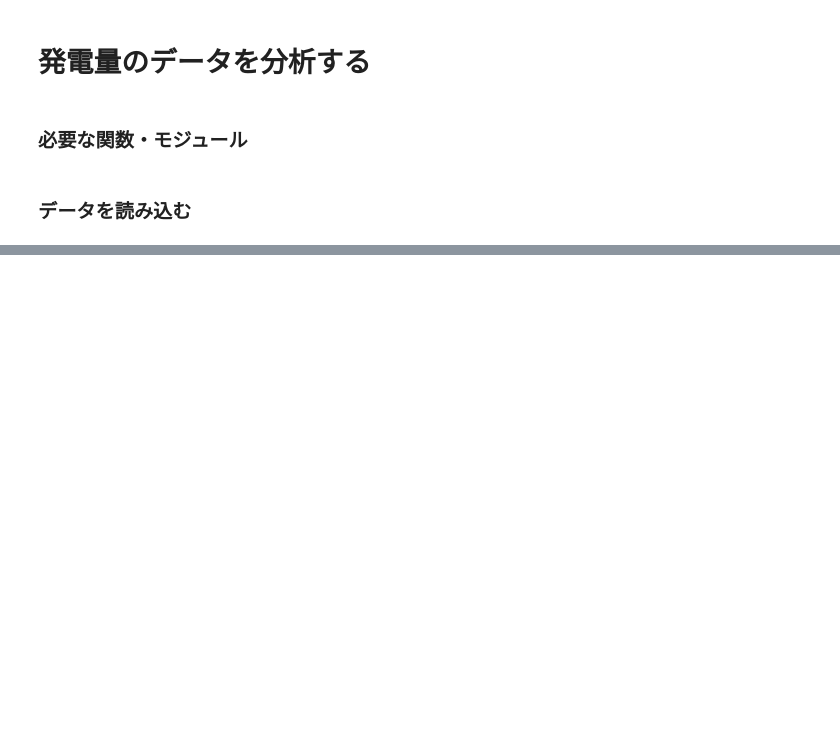
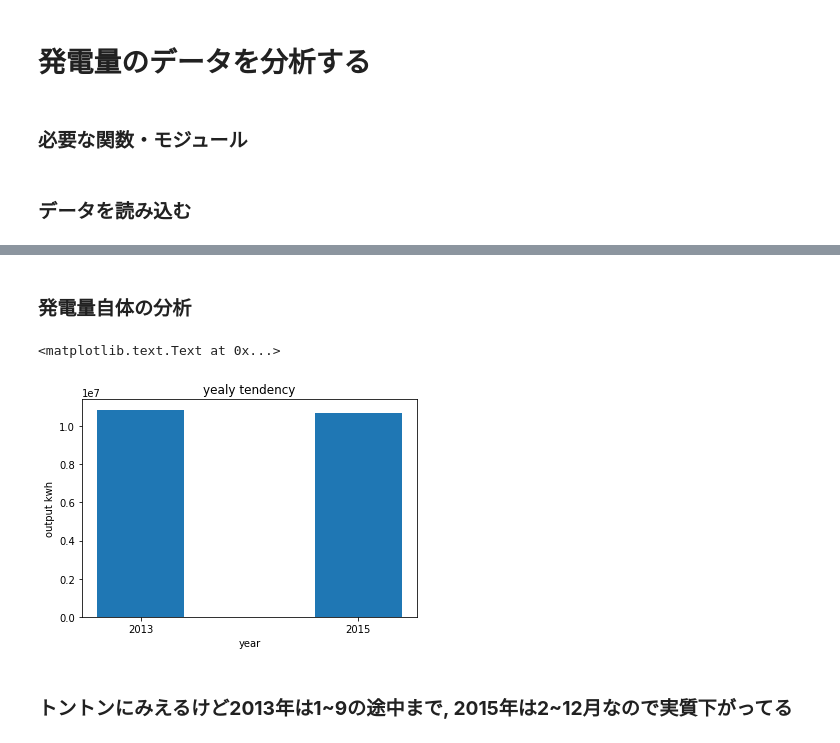
Before and after one commit to gciteam6/predict_amd, a Jupyter notebook: analyze_data_3.ipynb, the cells around one changed output, grey strips where cells are left out. Saved outputs shown, nothing was run; the diff lists cells and outputs as text; code cells hidden in the pictures; blank space fills up the shorter version.

```diff
--- a/analyze_data_3.ipynb
+++ b/analyze_data_3.ipynb
@@ -215,3 +155,5 @@ predict_train_30 = add_times(predict_train_30)
 hours_output = output_30.groupby(['hours'], as_index=False).mean()
 hours_predict = predict_30.groupby(['hours'], as_index=False).mean()
 hours_t_predict = predict_train_30.groupby(['hours'], as_index=False).mean()
+# %% [markdown]
+### **発電量自体の分析**
@@ -217,0 +162,13 @@ hours_t_predict = predict_train_30.groupby(['hours'], as_index=False).mean()
+# %%
+tmp = output_30.groupby(['year'], as_index = False).sum()
+left = np.array(tmp['year'])
+height = np.array(tmp['actual'])
+plt.bar(left, height, tick_label = [2013, 2015], width=0.8)
+plt.title("yealy tendency")
+plt.xlabel("year")
+plt.ylabel("output kwh")
+# %% [output]
+<matplotlib.text.Text at 0x...>
+[figure, added]
+# %% [markdown]
+### **トントンにみえるけど2013年は1~9の途中まで, 2015年は2~12月なので実質下がってる**
```
Also changed, not shown: parts of 35 cells of this notebook, 1 other file.
